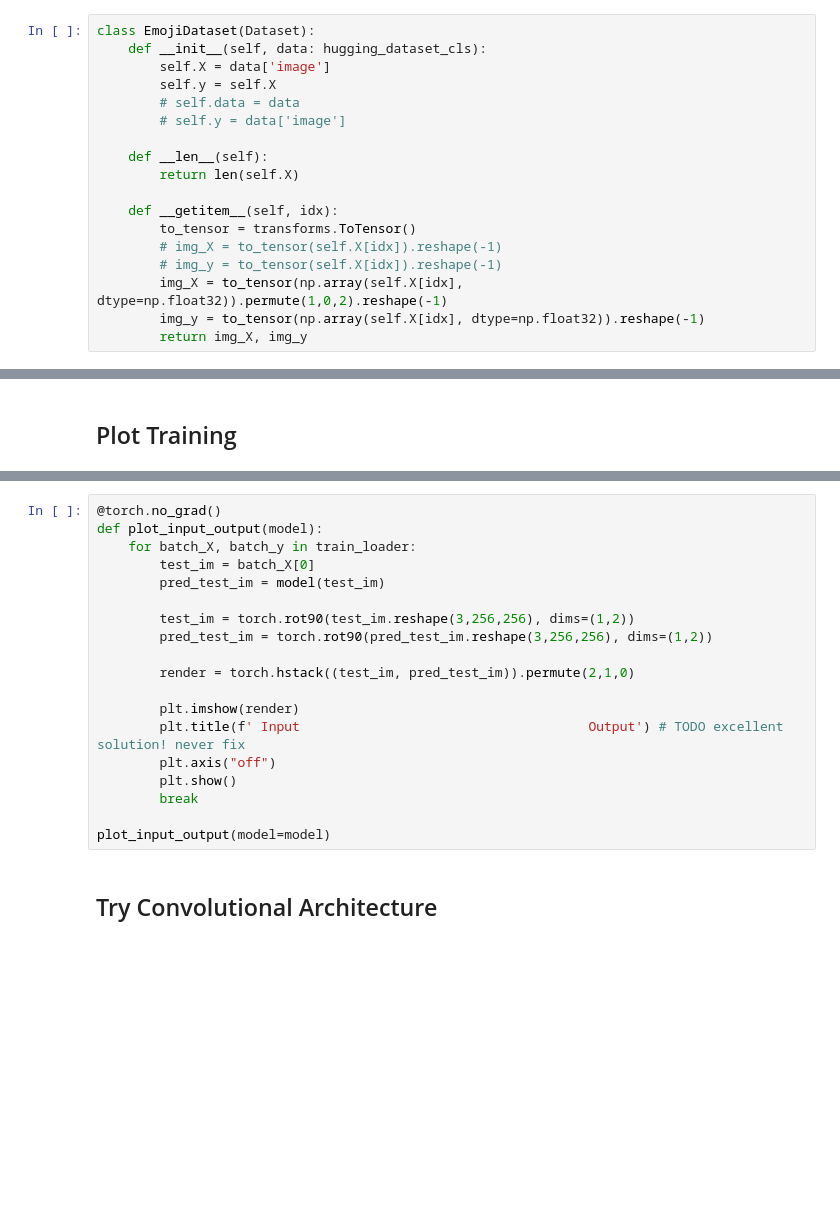
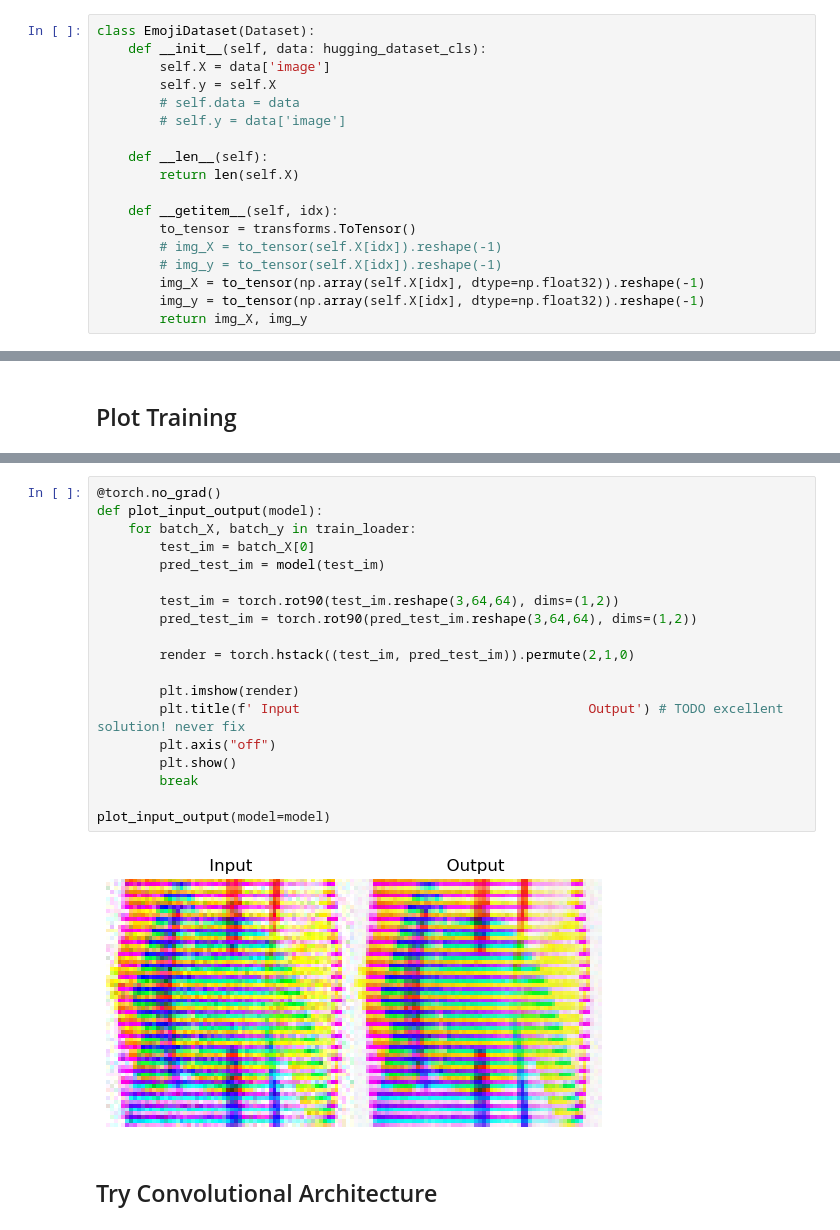
Before and after one commit to JackHanke/dlhw, a Jupyter notebook: hw2/main.ipynb, the cells around one changed output, grey strips where cells are left out. Drawn from its saved outputs; the diff is of its cells as text; blank space fills up the shorter version.

```diff
--- a/hw2/main.ipynb
+++ b/hw2/main.ipynb
@@ -176,7 +187,7 @@ class EmojiDataset(Dataset):
         to_tensor = transforms.ToTensor()
         # img_X = to_tensor(self.X[idx]).reshape(-1)
         # img_y = to_tensor(self.X[idx]).reshape(-1)
-        img_X = to_tensor(np.array(self.X[idx], dtype=np.float32)).permute(1,0,2).reshape(-1)
+        img_X = to_tensor(np.array(self.X[idx], dtype=np.float32)).reshape(-1)
         img_y = to_tensor(np.array(self.X[idx], dtype=np.float32)).reshape(-1)
         return img_X, img_y
 # %% [markdown]
@@ -335,22 +355,24 @@ plt.show()
 # %%
 @torch.no_grad()
 def plot_input_output(model):
     for batch_X, batch_y in train_loader:
         test_im = batch_X[0]
         pred_test_im = model(test_im)
 
-        test_im = torch.rot90(test_im.reshape(3,256,256), dims=(1,2))
-        pred_test_im = torch.rot90(pred_test_im.reshape(3,256,256), dims=(1,2))
+        test_im = torch.rot90(test_im.reshape(3,64,64), dims=(1,2))
+        pred_test_im = torch.rot90(pred_test_im.reshape(3,64,64), dims=(1,2))
 
         render = torch.hstack((test_im, pred_test_im)).permute(2,1,0)
 
         plt.imshow(render)
         plt.title(f' Input                                     Output') # TODO excellent solution! never fix
         plt.axis("off")
         plt.show()
         break
 
 plot_input_output(model=model)
+# %% [output]
+[figure, added]
 # %% [markdown]
 ## Try Convolutional Architecture
 # %%
```
Also changed, not shown: parts of 15 cells of this notebook.
